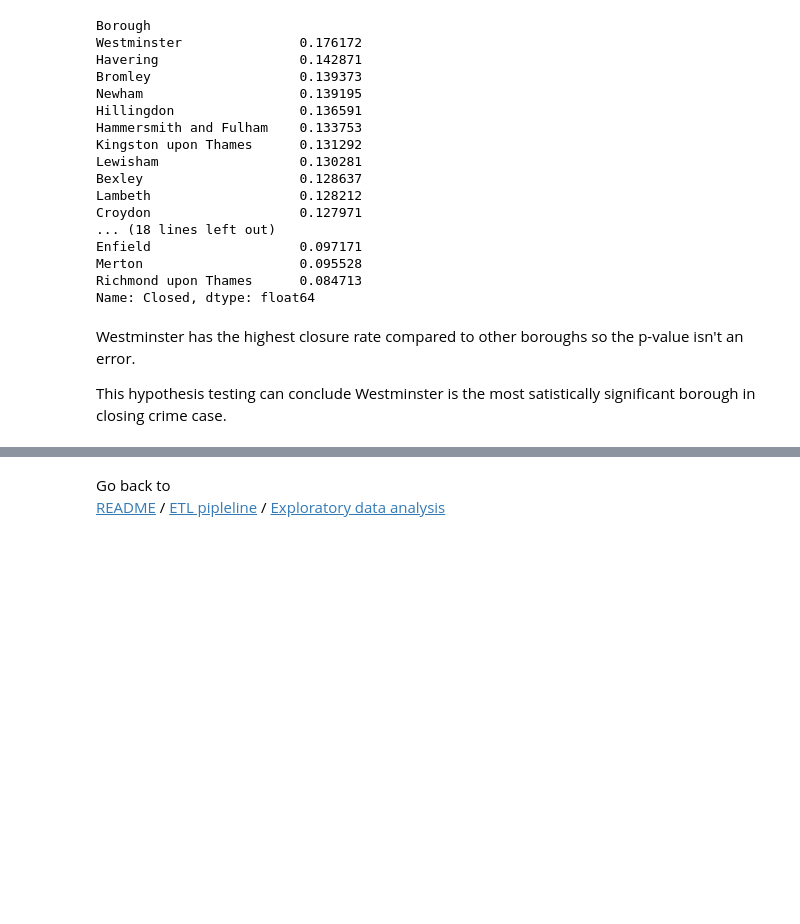
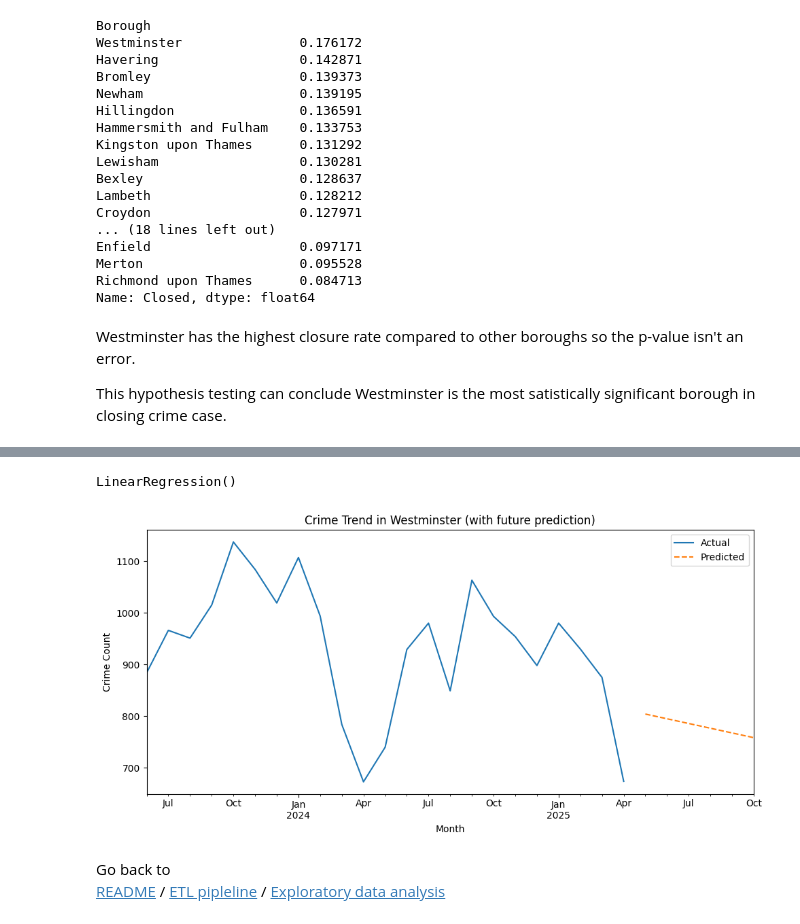
Before and after one commit to Kaori61/crime-data-analysis, a Jupyter notebook: jupyter_notebooks/statistical_analysis.ipynb, the cells around one changed output, grey strips where cells are left out. Cells and saved outputs as stored; diff of their text form; code cells hidden in the pictures; blank space fills up the shorter version.

Commit message:
add regression model in statistical analysis

```diff
--- a/jupyter_notebooks/statistical_analysis.ipynb
+++ b/jupyter_notebooks/statistical_analysis.ipynb
@@ -138,3 +175,51 @@ This hypothesis testing can conclude Westminster is the most satistically signif
+# %%
+from sklearn.linear_model import LinearRegression
+import numpy as np
+
+# Features and target
+X = monthly_crimes[['MonthIndex']]
+y = monthly_crimes['CrimeCount']
+
+# Fit model
+model = LinearRegression()
+model.fit(X, y)
+# %% [output]
+LinearRegression()
+# %%
+# Predict next 6 months
+future_months = pd.DataFrame({'MonthIndex': range(len(monthly_crimes), len(monthly_crimes) + 6)})
+future_preds = model.predict(future_months)
+
+# Combine predictions with month index
+future_months['PredictedCrimeCount'] = future_preds
+# %%
+import matplotlib.pyplot as plt
+
+# Extend the date range to cover future months
+all_dates = pd.date_range(
+    start=monthly_crimes['Date'].min(),
+    periods=len(monthly_crimes) + 6,
+    freq='M'
+)
+
+# Combine actual and predicted crime counts
+all_crimes = pd.Series(
+    list(monthly_crimes['CrimeCount']) + list(future_preds),
+    index=all_dates
+)
+
+# Plot historical and future
+plt.figure(figsize=(10, 5))
+all_crimes[:len(monthly_crimes)].plot(label='Actual')
+all_crimes[len(monthly_crimes):].plot(label='Predicted', linestyle='--')
+plt.title('Crime Trend in Westminster (with future prediction)')
+plt.xlabel('Month')
+plt.ylabel('Crime Count')
+plt.legend()
+plt.tight_layout()
+plt.show()
+# %% [output]
+[figure, added]
 # %% [markdown]
 Go back to \
 [README](https://github.com/Kaori61/crime-data-analysis/blob/main/README.md) /
```
Also changed, not shown: parts of 5 cells of this notebook.
